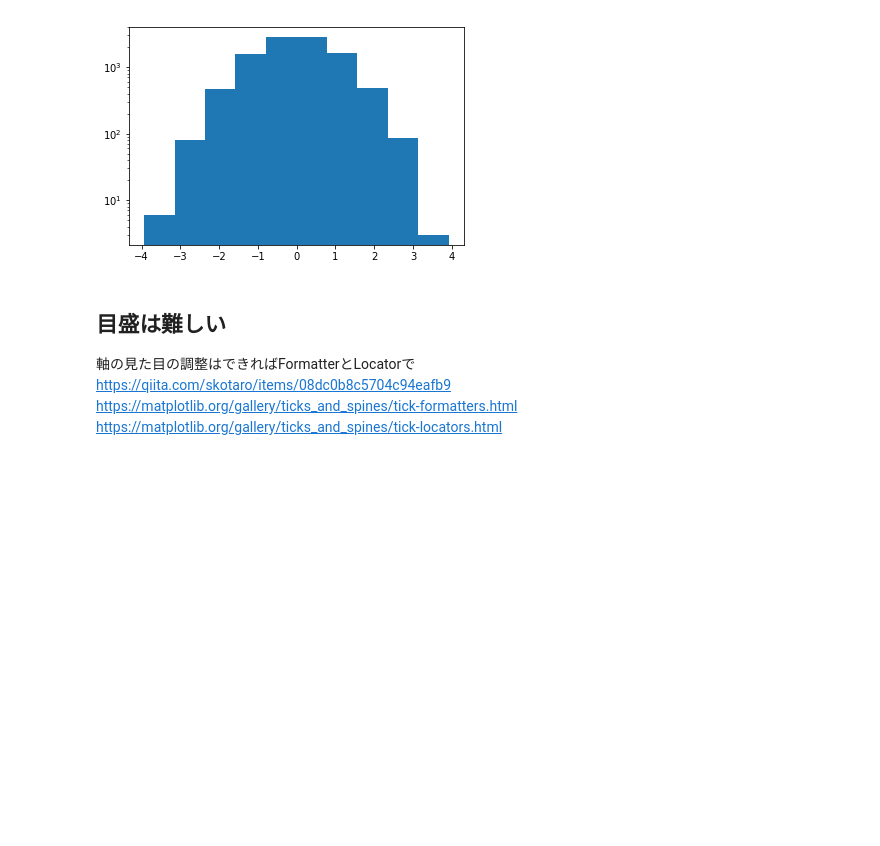
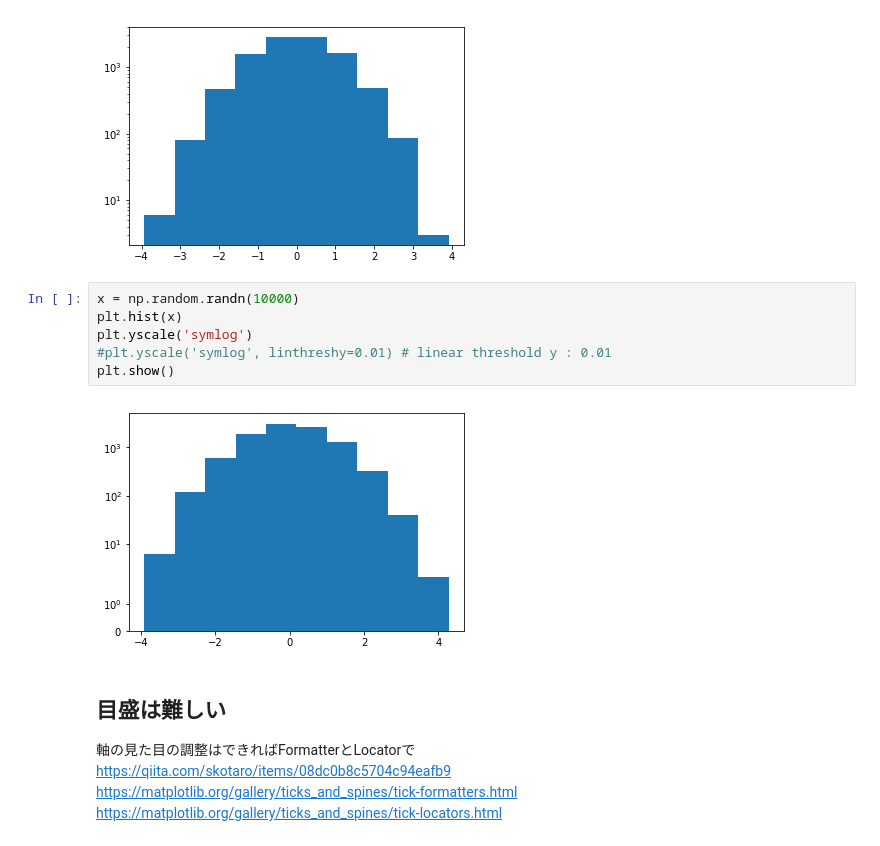
Before and after one commit to t2240013/hello-world, a Jupyter notebook: PythonMemo.ipynb, the cells around one changed output. Saved outputs shown, nothing was run; the diff lists cells and outputs as text; blank space fills up the shorter version.

```diff
--- a/PythonMemo.ipynb
+++ b/PythonMemo.ipynb
@@ -325,6 +329,14 @@ plt.yscale('log', nonposy='clip' )
 plt.show()
 # %% [output]
 [figure]
+# %%
+x = np.random.randn(10000)
+plt.hist(x)
+plt.yscale('symlog')
+#plt.yscale('symlog', linthreshy=0.01) # linear threshold y : 0.01
+plt.show()
+# %% [output]
+[figure, added]
 # %% [markdown]
 ## 目盛は難しい
 軸の見た目の調整はできればFormatterとLocatorで <br>
```
Also changed, not shown: parts of 5 cells of this notebook.
